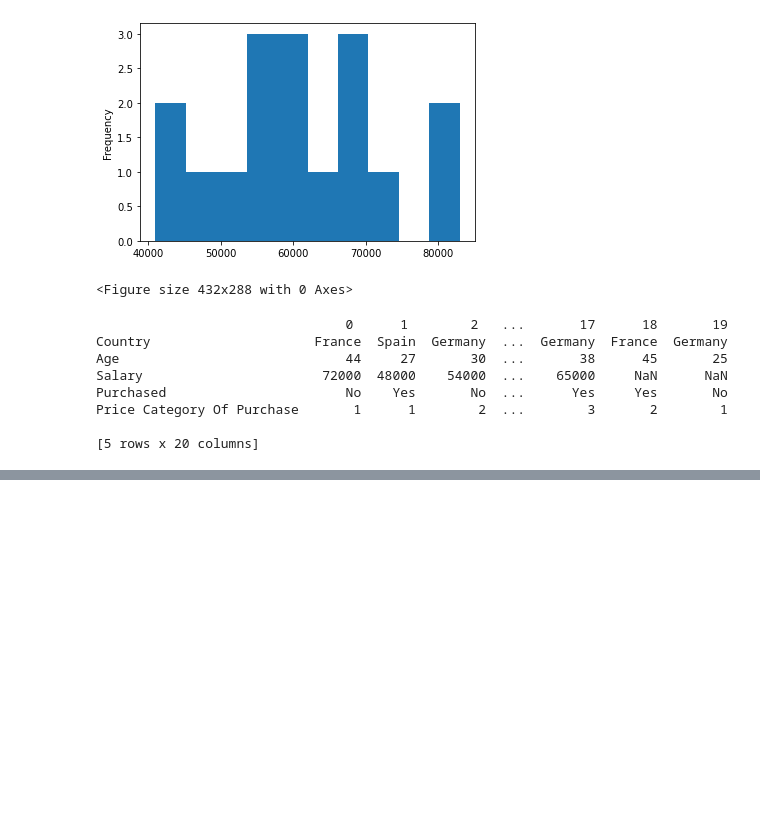
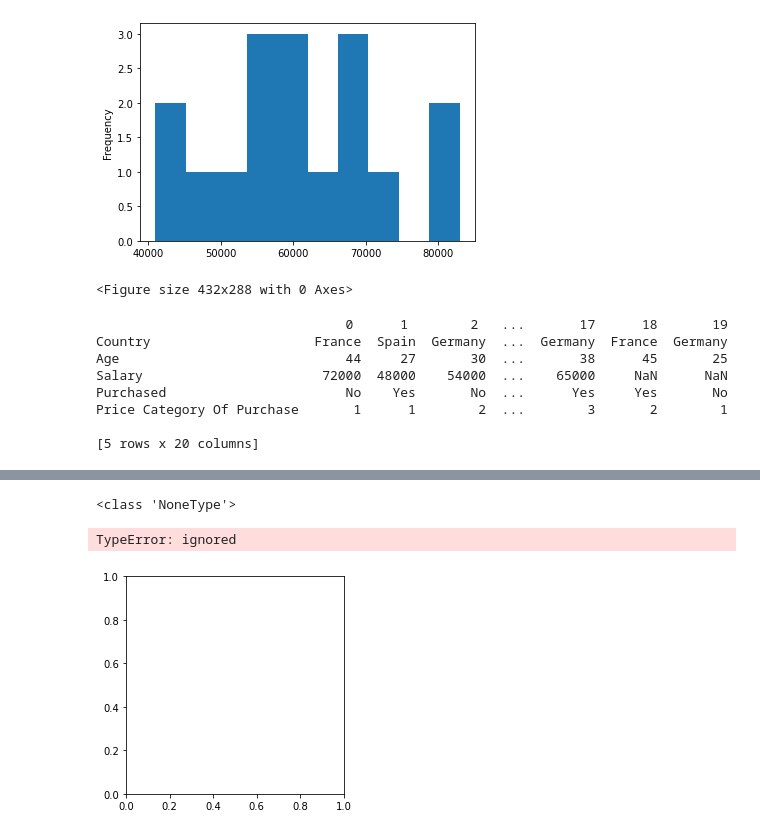
Before and after one commit to IIAnirudhII/AI-and-ML, a Jupyter notebook: Lab1.ipynb, the cells around one changed output, grey strips where cells are left out. Drawn from its saved outputs; the diff is of its cells as text; code cells hidden in the pictures; blank space fills up the shorter version.

```diff
--- a/Lab1.ipynb
+++ b/Lab1.ipynb
@@ -103,0 +113,14 @@ Price Category Of Purchase       1      1        2  ...        3       2
+# %%
+from matplotlib import pyplot as plt
+import cv2
+img_read=""
+
+img = cv2.imread('https://raw.githubusercontent.com/IIAnirudhII/AI-and-ML/master/data/Images/Cat03.jpg')
+print(type(img))
+
+plt.imshow(img)
+#plt.show()
+# %% [output]
+<class 'NoneType'>
+TypeError: ignored
+[figure, added]
```
Also changed, not shown: parts of 1 cell of this notebook.
